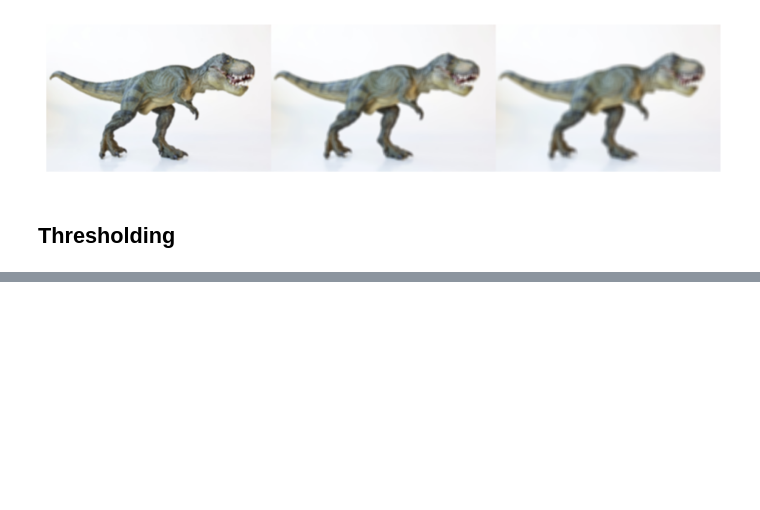
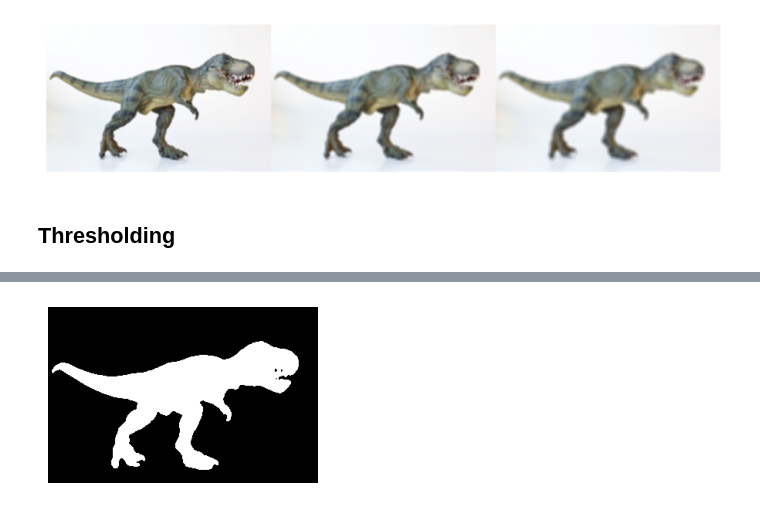
Before and after one commit to peterskousen/cds-vis, a Jupyter notebook: notebooks/session4.ipynb, the cells around one changed output, grey strips where cells are left out. Drawn from its saved outputs; the diff is of its cells as text; code cells hidden in the pictures; blank space fills up the shorter version.

```diff
--- a/notebooks/session4.ipynb
+++ b/notebooks/session4.ipynb
@@ -64,0 +74,2 @@ plt.show()
+# %%
+threshold_val, binary_image = cv2.threshold(blurred, 200, 255, cv2.THRESH_BINARY)
@@ -64,0 +80,4 @@ plt.show()
+# %%
+show_channel(cv2.bitwise_not(binary_image))
+# %% [output]
+[figure, added]
```
Also changed, not shown: parts of 13 cells of this notebook, 1 other file.
